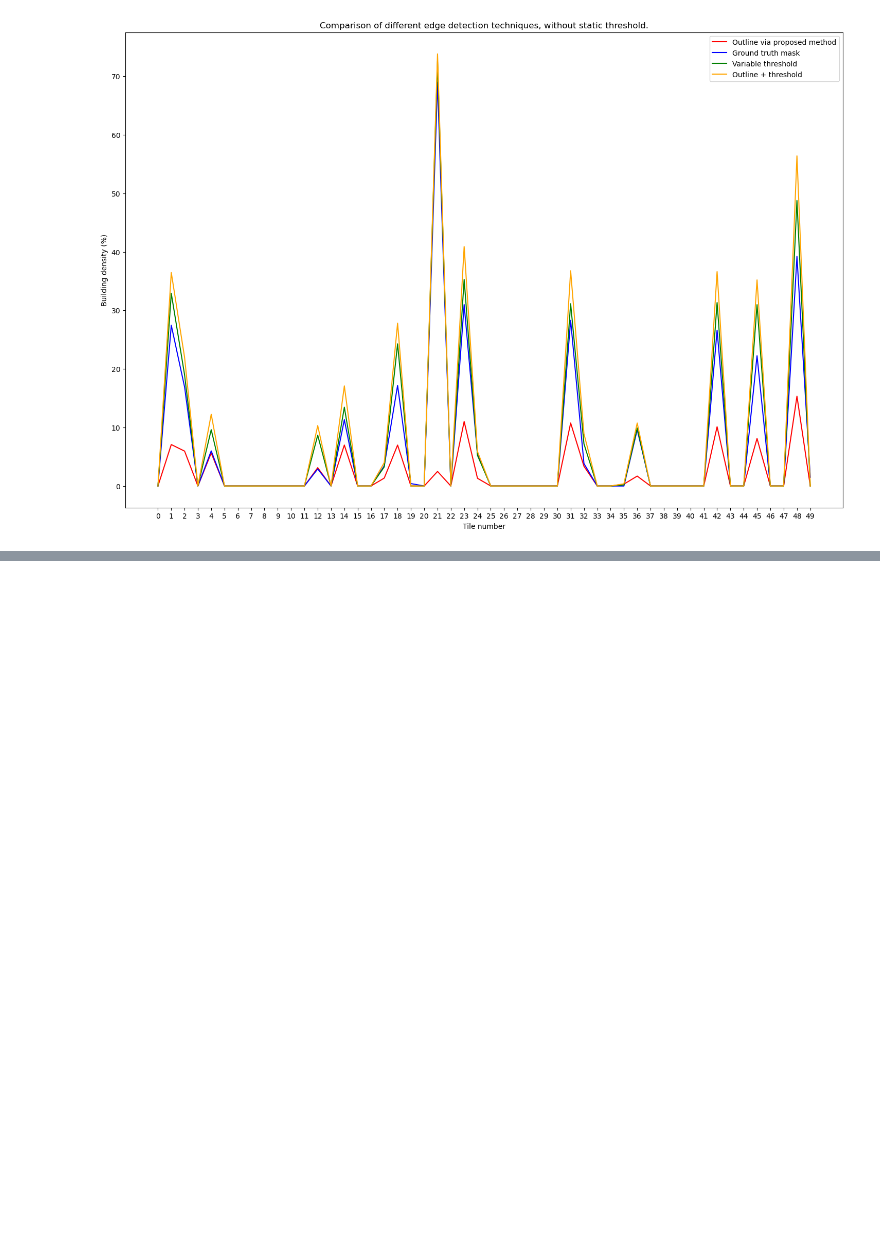
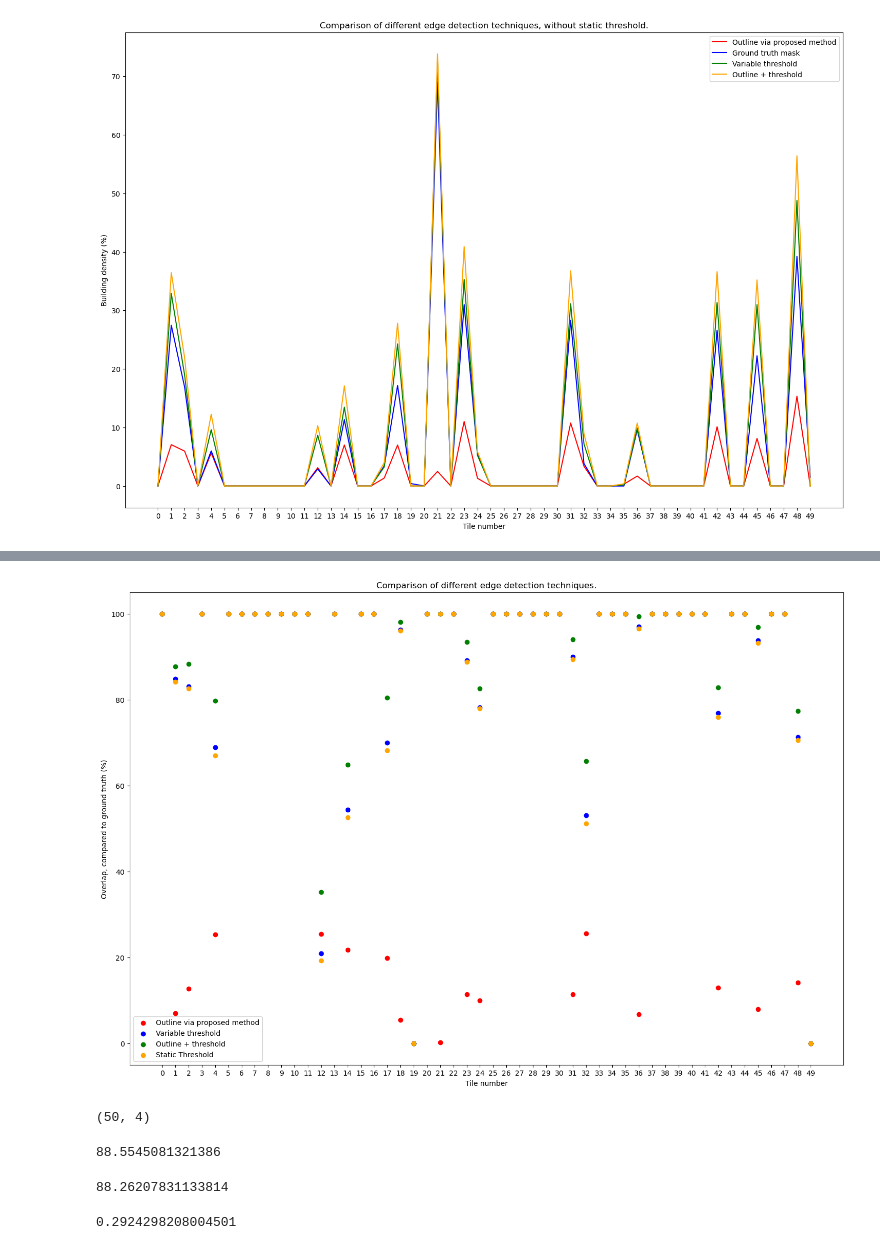
Before and after one commit to shaunlowis/PHYS_391B, a Jupyter notebook: edge_comparisons.ipynb, the cells around one changed output, grey strips where cells are left out. Drawn from its saved outputs; the diff is of its cells as text; code cells hidden in the pictures; blank space fills up the shorter version.

```diff
--- a/edge_comparisons.ipynb
+++ b/edge_comparisons.ipynb
@@ -437,0 +480,14 @@ plt.show()
+# %%
+def find_overlap(ground_truth, array):
+    """Find how much per pixel overlap the inputted array has with the ground truth array.
+
+    Args:
+        ground_truth (ndarray): The mask or ground truth array, should be 0,255.
+        array (ndarray): The array to be tested for finding overlap value.
+    """
+    truth_count = (ground_truth != 0).sum()
+    overlap = (ground_truth * array != 0).sum()
+    if truth_count == 0:
+        return overlap + 100
+    else:
+        return overlap / truth_count *100
@@ -437,0 +546,36 @@ plt.show()
+# %%
+overlap_arr = np.array(overlaps)
+# %%
+overlap_titles = ['Outline via proposed method', 'Variable threshold', 'Outline + threshold', 'Static Threshold']
+# %%
+fig, ax = plt.subplots(figsize=(18, 12))
+colours = ['red', 'blue', 'green', 'orange', 'purple']
+for i in range(0, overlap_arr.shape[1]):
+    x = np.arange(0, overlap_arr.shape[0], 1)
+    y = overlap_arr[:, i]
+    ax.scatter(x, y, color=colours[i], label=overlap_titles[i])
+
+ax.legend()
+ax.set_xticks(np.arange(0, overlap_arr.shape[0], 1))
+plt.title('Comparison of different edge detection techniques.')
+ax.set_xlabel('Tile number')
+ax.set_ylabel('Overlap, compared to ground truth (%)')
+plt.show()
+# %% [output]
+[figure, added]
+# %%
+overlap_arr.shape
+# %% [output]
+(50, 4)
+# %%
+overlap_arr[:, 1].mean()
+# %% [output]
+88.5545081321386
+# %%
+overlap_arr[:, -1].mean()
+# %% [output]
+88.26207831133814
+# %%
+overlap_arr[:, 1].mean() - overlap_arr[:, -1].mean()
+# %% [output]
+0.2924298208004501
```
Also changed, not shown: parts of 15 cells of this notebook, 3 other files.
